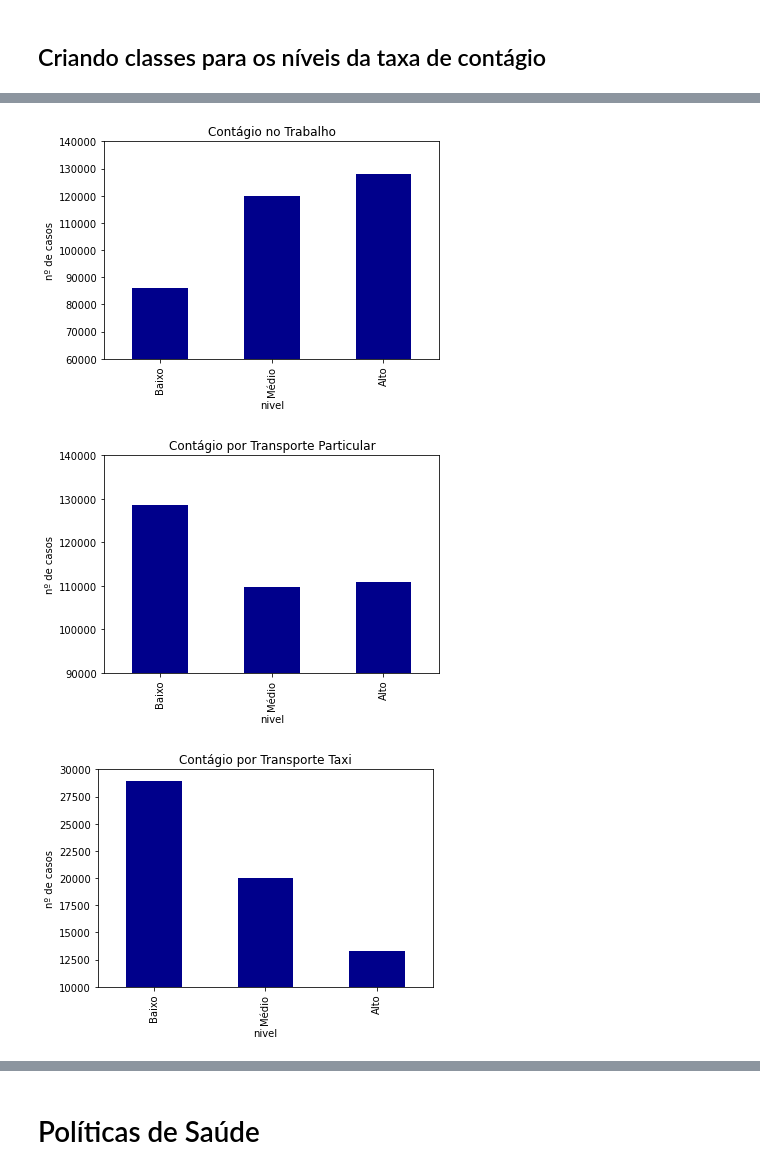
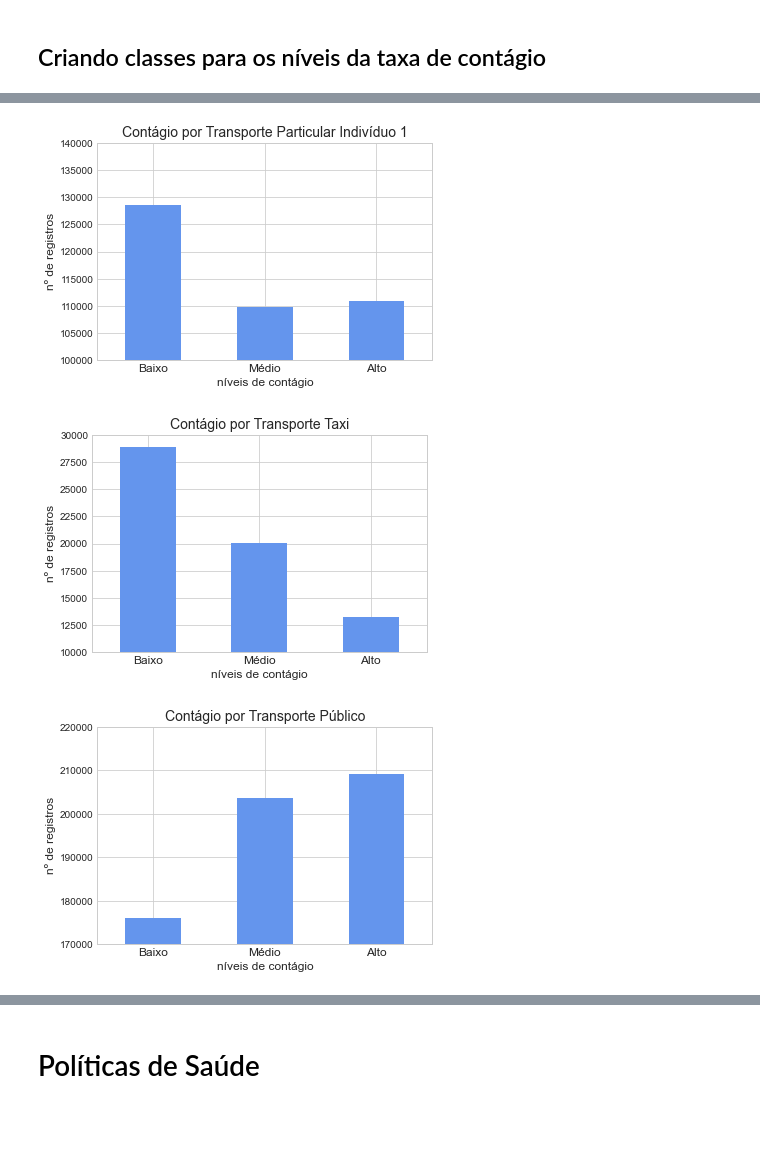
Before and after one commit to cassianojp/desafio_neoway, a Jupyter notebook: desafio_neoway_conclusao.ipynb, the cells around one changed output, grey strips where cells are left out. Drawn from its saved outputs; the diff is of its cells as text; code cells hidden in the pictures; blank space fills up the shorter version.

```diff
--- a/desafio_neoway_conclusao.ipynb
+++ b/desafio_neoway_conclusao.ipynb
@@ -12,6 +12,10 @@ import seaborn as sbn
 import matplotlib.pyplot as plt
 import warnings
 %matplotlib inline
+plt.style.use('seaborn-whitegrid')
 warnings.filterwarnings('ignore')
+# %%
+file1 = 'individuos_conexoes_previstos.csv'
+file2 = "conexoes_espec.csv"
 # %% [markdown]
 ## Carregando as Tabela Conexões Indivíduos com as Predições
@@ -20,5 +22,5 @@ file = 'individuos_conexoes_previstos.csv'
 # %%
-df_individuos_conexoes_previstos = pd.read_csv(file, sep=';')
+df_individuos_conexoes_previstos = pd.read_csv(file1, sep=';')
 df_individuos_conexoes_previstos
 # %% [output]
 |  | idade1 | estuda1 | trabalha1 | pratica_esportes1 | idade2 | estuda2 | trabalha2 | pratica_esportes2 | ... |
@@ -55,22 +93,31 @@ plt.title('Contágio no Trabalho');
 # %%
-nivel_trabalho = df_individuos_conexoes_previstos.groupby('nivel').grau_trabalho.sum();
-nivel_trabalho.plot.bar(ylabel='nº de casos', color='darkblue');
-plt.ylim(60000, 140000)
-plt.title('Contágio no Trabalho');
+nivel_transporte_particular = df_individuos_conexoes_previstos.groupby('nivel').transporte_mais_utilizado1_particular.sum();
+nivel_transporte_particular.plot.bar(ylabel='nº de casos', color='cornflowerblue');
+plt.ylim(100000, 140000)
+plt.ylabel('nº de registros', fontsize=12)
+plt.xlabel('níveis de contágio', fontsize=12)
+plt.xticks(ha='center', rotation=0, fontsize=12)
+plt.title('Contágio por Transporte Particular Indivíduo 1', fontsize=14);
 # %% [output]
-[figure, old version]
+[figure, new version]
 # %%
-nivel_transporte_particular = df_individuos_conexoes_previstos.groupby('nivel').transporte_mais_utilizado1_particular.sum();
-nivel_transporte_particular.plot.bar(ylabel='nº de casos', color='darkblue');
-plt.ylim(90000, 140000)
-plt.title('Contágio por Transporte Particular');
+nivel_transporte_taxi = df_individuos_conexoes_previstos.groupby('nivel').transporte_mais_utilizado1_taxi.sum();
+nivel_transporte_taxi.plot.bar(ylabel='nº de casos', color='cornflowerblue');
+plt.ylim(10000, 30000)
+plt.ylabel('nº de registros', fontsize=12)
+plt.xlabel('níveis de contágio', fontsize=12)
+plt.xticks(ha='center', rotation=0, fontsize=12)
+plt.title('Contágio por Transporte Taxi', fontsize=14);
 # %% [output]
-[figure, old version]
+[figure, new version]
 # %%
-nivel_transporte_taxi = df_individuos_conexoes_previstos.groupby('nivel').transporte_mais_utilizado1_taxi.sum();
-nivel_transporte_taxi.plot.bar(ylabel='nº de casos', color='darkblue');
-plt.ylim(10000, 30000)
-plt.title('Contágio por Transporte Taxi');
+nivel_transporte_publico = df_individuos_conexoes_previstos.groupby('nivel').transporte_mais_utilizado1_publico.sum();
+nivel_transporte_publico.plot.bar(ylabel='nº de casos', color='cornflowerblue');
+plt.ylim(170000, 220000)
+plt.ylabel('nº de registros', fontsize=12)
+plt.xlabel('níveis de contágio', fontsize=12)
+plt.xticks(ha='center', rotation=0, fontsize=12)
+plt.title('Contágio por Transporte Público', fontsize=14);
 # %% [output]
-[figure, old version]
+[figure, new version]
 # %%
```
Also changed, not shown: parts of 18 cells of this notebook, 2 other files.
